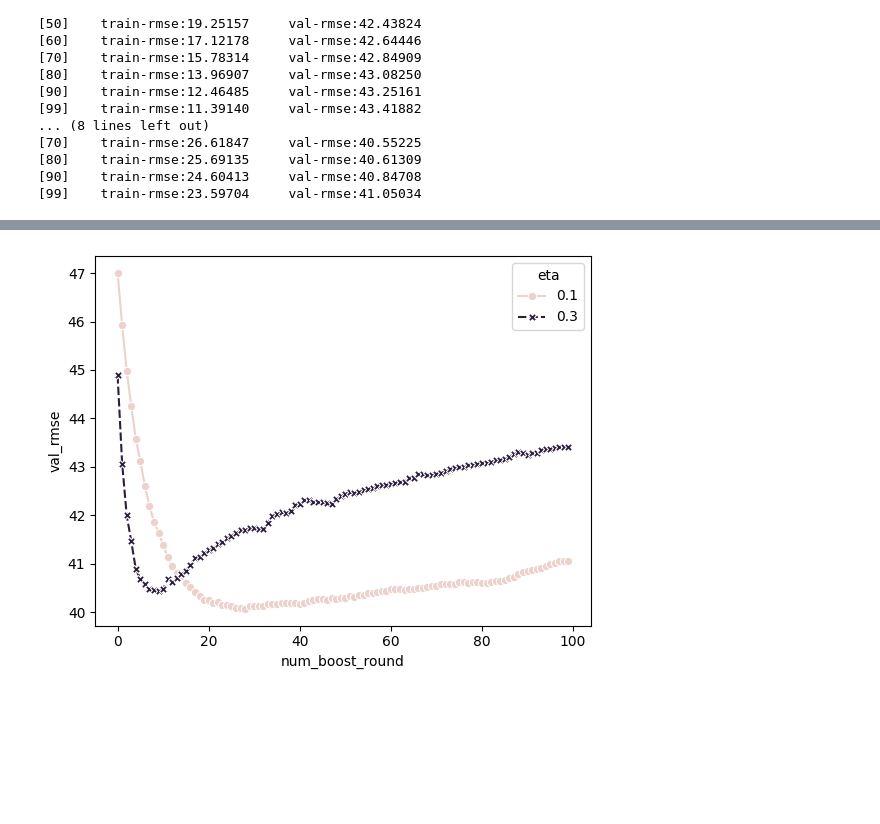
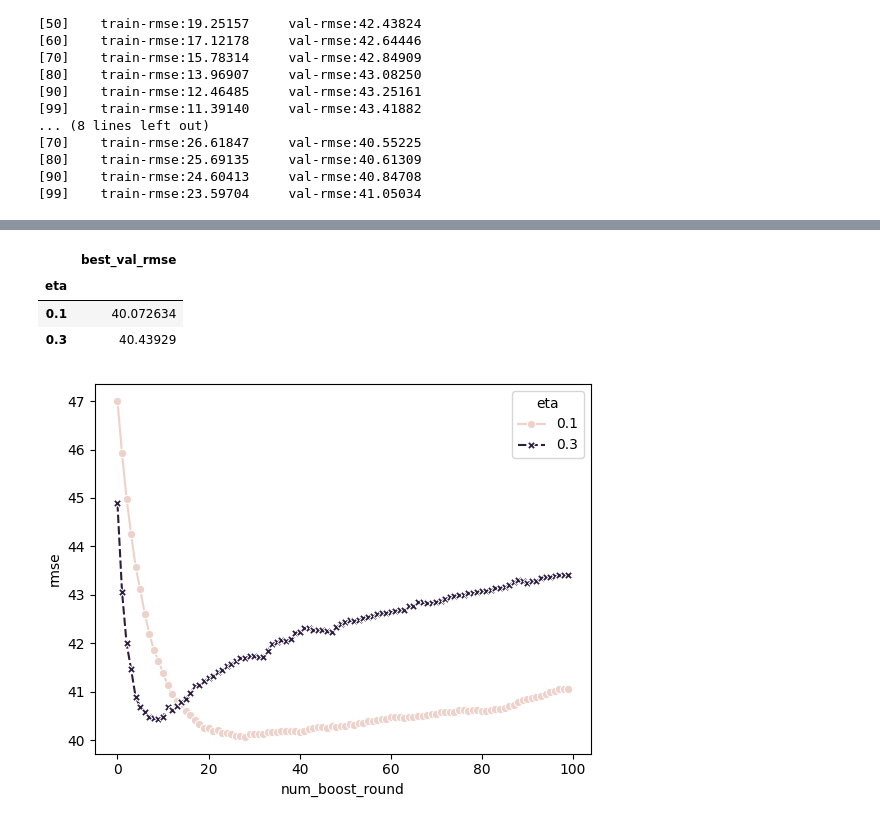
Before and after one commit to VolodymyrBil/project1_yanqing-song, a Jupyter notebook: 06-trees.ipynb, the cells around one changed output, grey strips where cells are left out. Drawn from its saved outputs; the diff is of its cells as text; code cells hidden in the pictures; blank space fills up the shorter version.

```diff
--- a/06-trees.ipynb
+++ b/06-trees.ipynb
@@ -566,0 +539,6 @@ eta_df.groupby('eta').agg(best_val_rmse=pd.NamedAgg('val_rmse','min'))
+# %%
+result_df = pd.DataFrame(result).stack().apply(pd.Series).explode('rmse')
+result_df = result_df.set_index([result_df.index, np.tile(range(100), 4)]).rename_axis(
+    index=['type', 'eta', 'num_boost_round']
+)
+result_df
@@ -567,5 +560,19 @@ eta_df.groupby('eta').agg(best_val_rmse=pd.NamedAgg('val_rmse','min'))
+# %%
+result_df.loc['val'].groupby('eta').agg(best_val_rmse=pd.NamedAgg('rmse','min'))
+# %% [output]
+|  | best_val_rmse |
+| eta |  |
+| 0.1 | 40.072634 |
+| 0.3 | 40.43929 |
 # %%
-sns.lineplot(data=eta_df, x='num_boost_round', y='val_rmse', hue='eta', style='eta', markers=True)
+sns.lineplot(
+    data=result_df.loc['val'],
+    x='num_boost_round',
+    y='rmse',
+    hue='eta',
+    style='eta',
+    markers=True,
+)
 plt.show()
 # %% [output]
-[figure, old version]
+[figure, new version]
```
Also changed, not shown: parts of 6 cells of this notebook.
